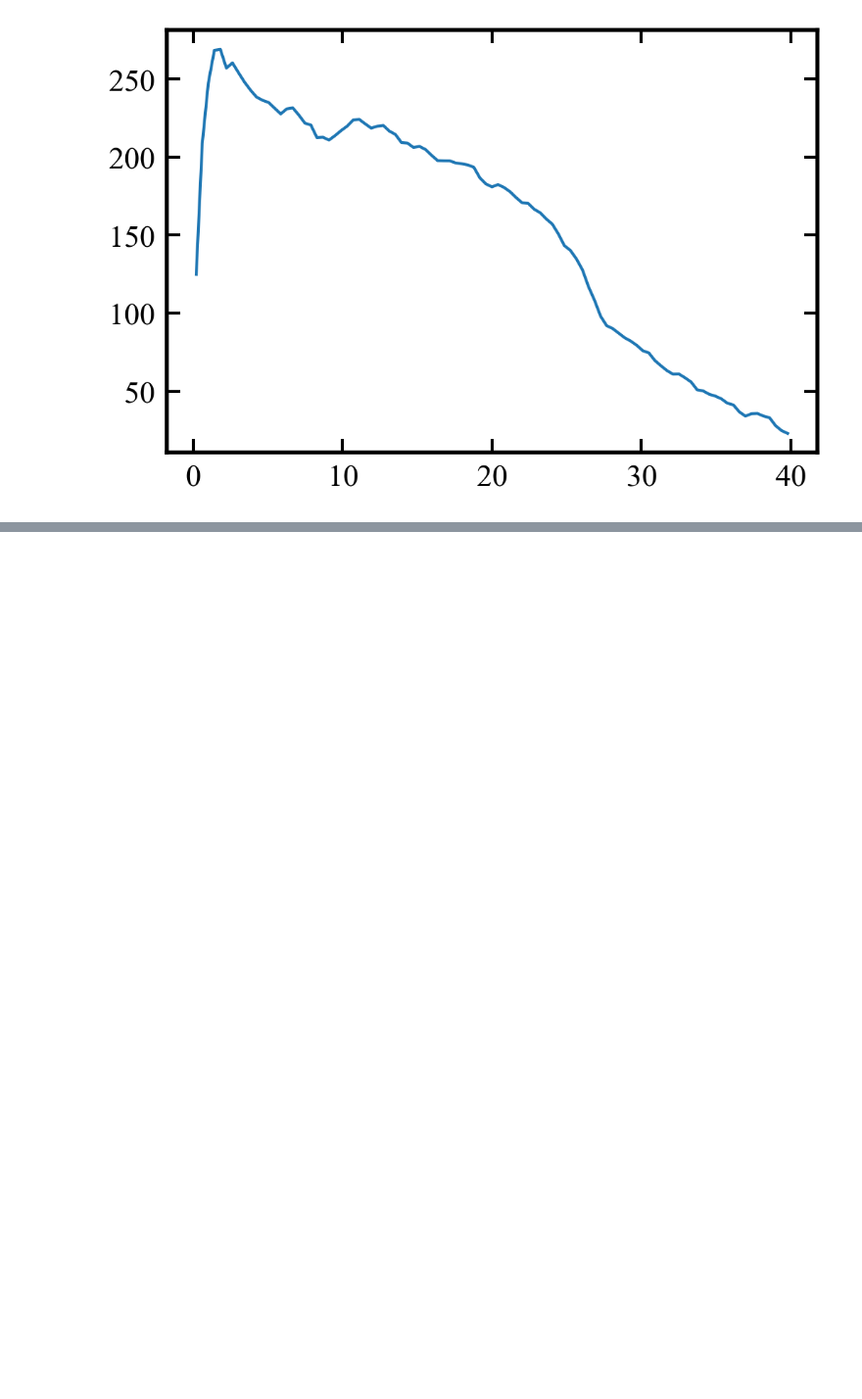
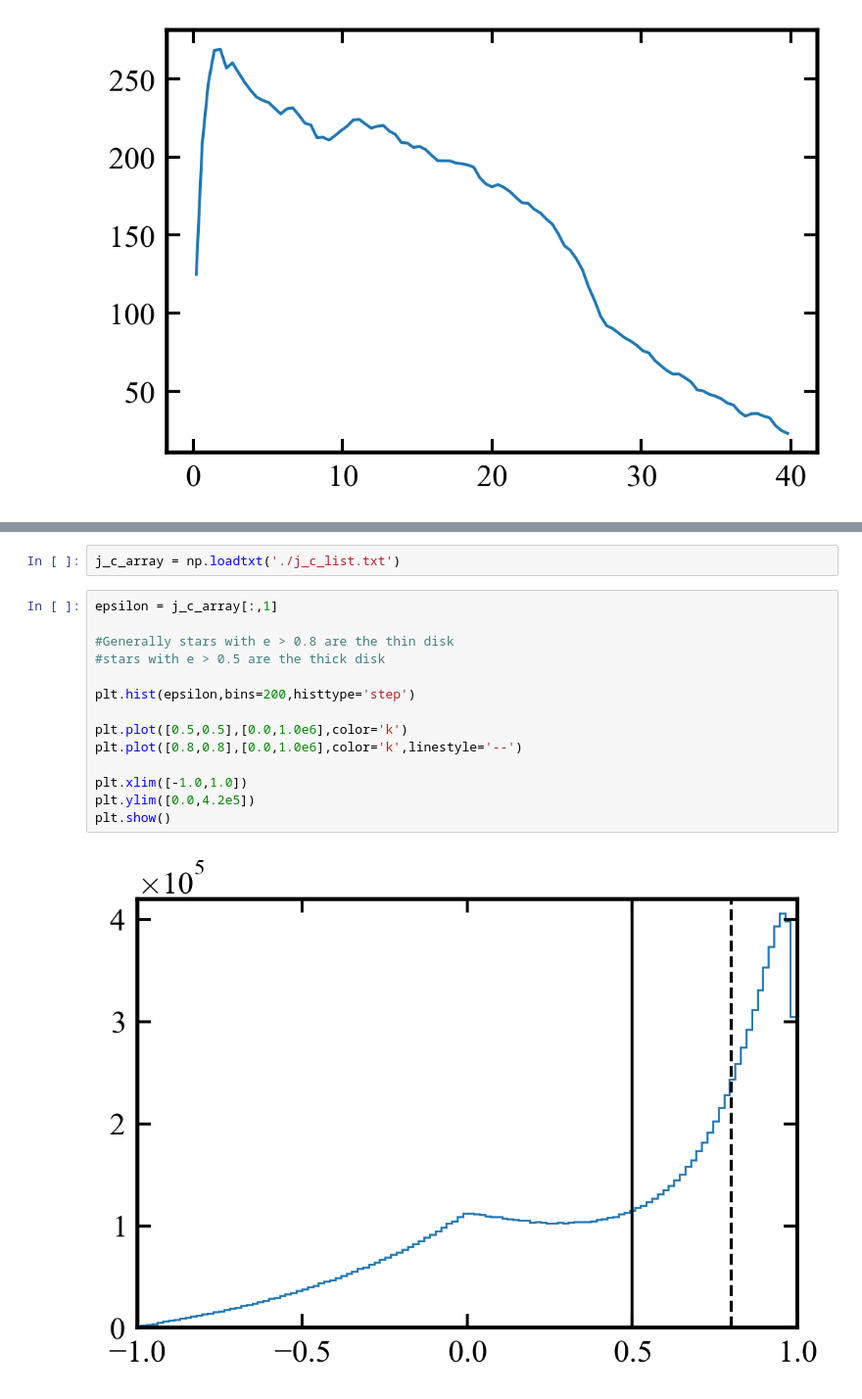
Before and after one commit to AndrewGraus/Stellar_Halo_Project, a Jupyter notebook: J_z_cut.ipynb, the cells around one changed output, grey strips where cells are left out. Shown at 98% size. Saved outputs shown, nothing was run; the diff lists cells and outputs as text; blank space fills up the shorter version.

```diff
--- a/J_z_cut.ipynb
+++ b/J_z_cut.ipynb
@@ -639,0 +832,18 @@ array([3., 6., 9.])
+# %%
+j_c_array = np.loadtxt('./j_c_list.txt')
+# %%
+epsilon = j_c_array[:,1]
+
+#Generally stars with e > 0.8 are the thin disk
+#stars with e > 0.5 are the thick disk
+
+plt.hist(epsilon,bins=200,histtype='step')
+
+plt.plot([0.5,0.5],[0.0,1.0e6],color='k')
+plt.plot([0.8,0.8],[0.0,1.0e6],color='k',linestyle='--')
+
+plt.xlim([-1.0,1.0])
+plt.ylim([0.0,4.2e5])
+plt.show()
+# %% [output]
+[figure, added]
```
Also changed, not shown: parts of 6 cells of this notebook.
